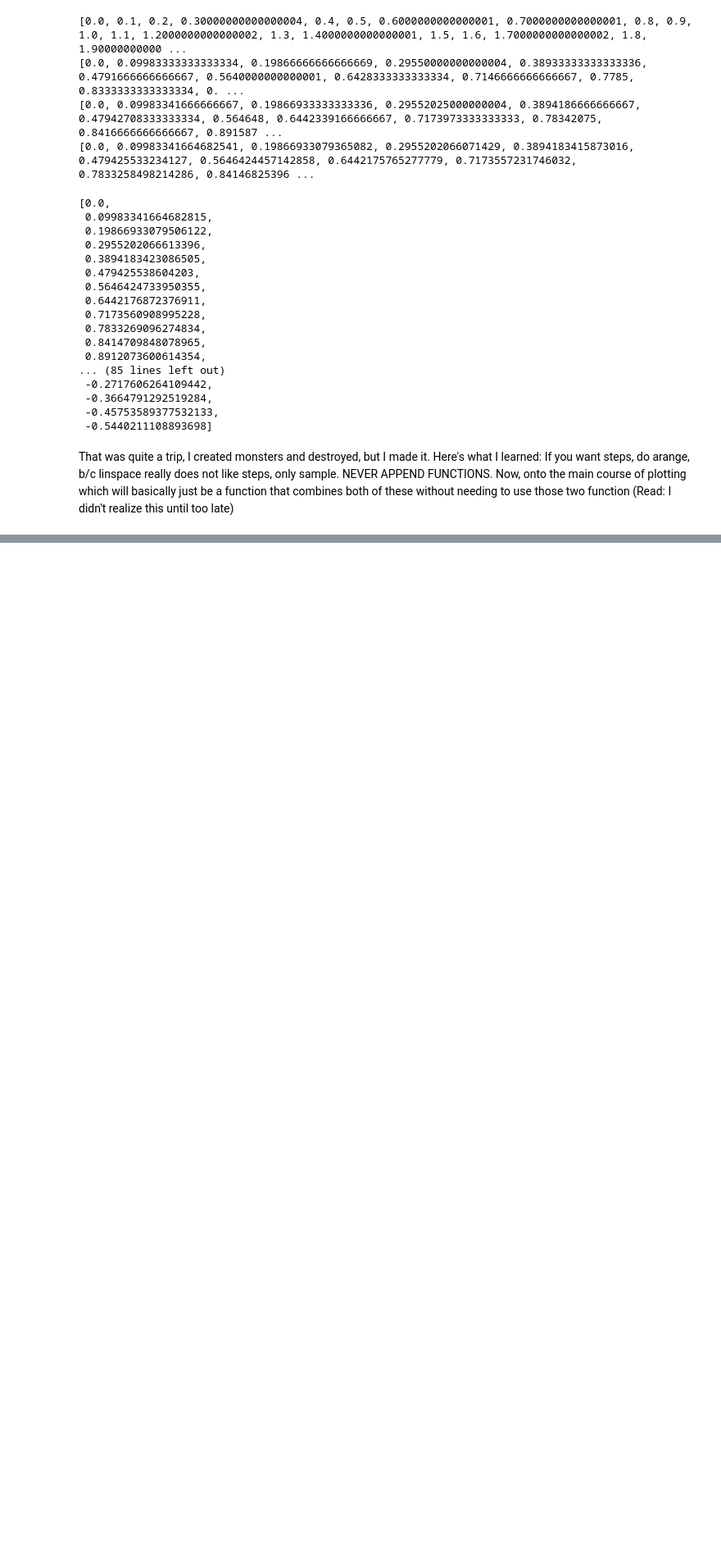
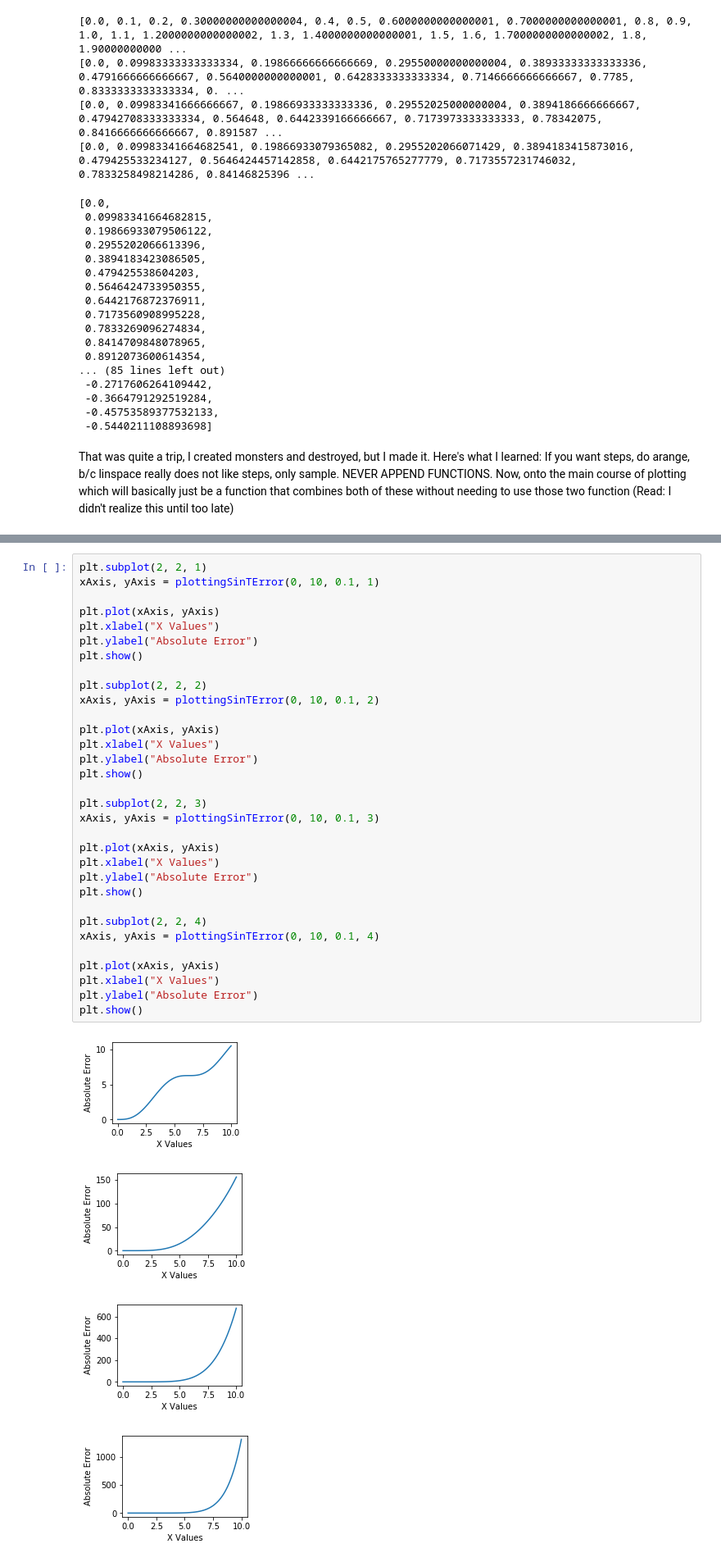
Before and after one commit to AZadkiel/coe311k, a Jupyter notebook: homework1/azt252-HW3.ipynb, the cells around one changed output, grey strips where cells are left out. Shown at 82% size. Drawn from its saved outputs; the diff is of its cells as text; blank space fills up the shorter version.

```diff
--- a/homework1/azt252-HW3.ipynb
+++ b/homework1/azt252-HW3.ipynb
@@ -99,0 +118,37 @@ def plottingSinTError(start, end, step, nSample,):
+# %%
+plt.subplot(2, 2, 1)
+xAxis, yAxis = plottingSinTError(0, 10, 0.1, 1)
+
+plt.plot(xAxis, yAxis)
+plt.xlabel("X Values")
+plt.ylabel("Absolute Error")
+plt.show()
+
+plt.subplot(2, 2, 2)
+xAxis, yAxis = plottingSinTError(0, 10, 0.1, 2)
+
+plt.plot(xAxis, yAxis)
+plt.xlabel("X Values")
+plt.ylabel("Absolute Error")
+plt.show()
+
+plt.subplot(2, 2, 3)
+xAxis, yAxis = plottingSinTError(0, 10, 0.1, 3)
+
+plt.plot(xAxis, yAxis)
+plt.xlabel("X Values")
+plt.ylabel("Absolute Error")
+plt.show()
+
+plt.subplot(2, 2, 4)
+xAxis, yAxis = plottingSinTError(0, 10, 0.1, 4)
+
+plt.plot(xAxis, yAxis)
+plt.xlabel("X Values")
+plt.ylabel("Absolute Error")
+plt.show()
+# %% [output]
+[figure, added]
+[figure, added]
+[figure, added]
+[figure, added]
```
Also changed, not shown: parts of 3 cells of this notebook.
